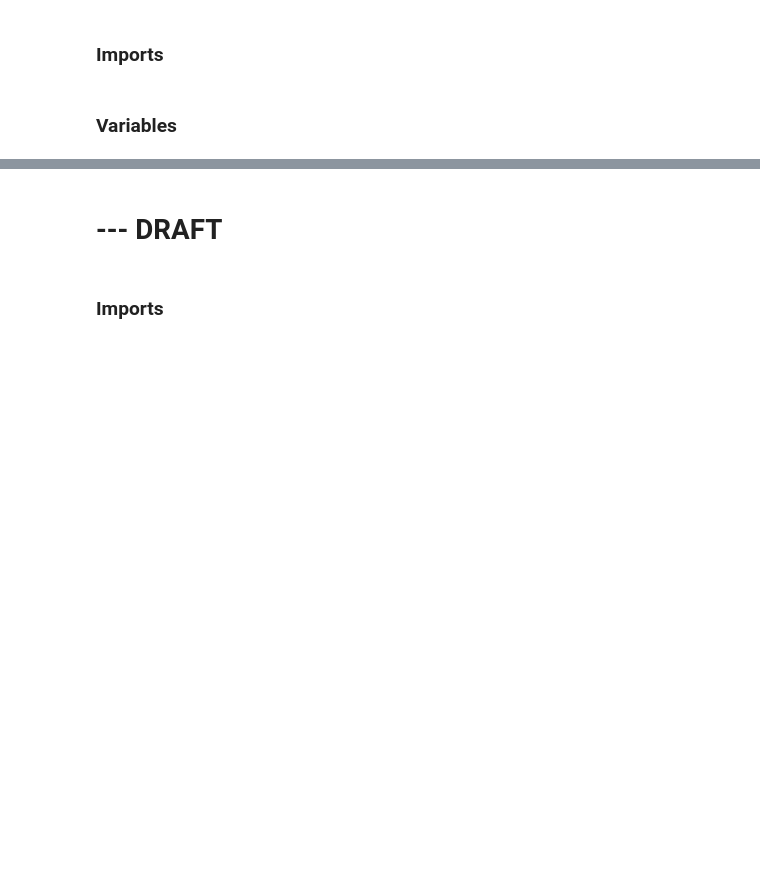
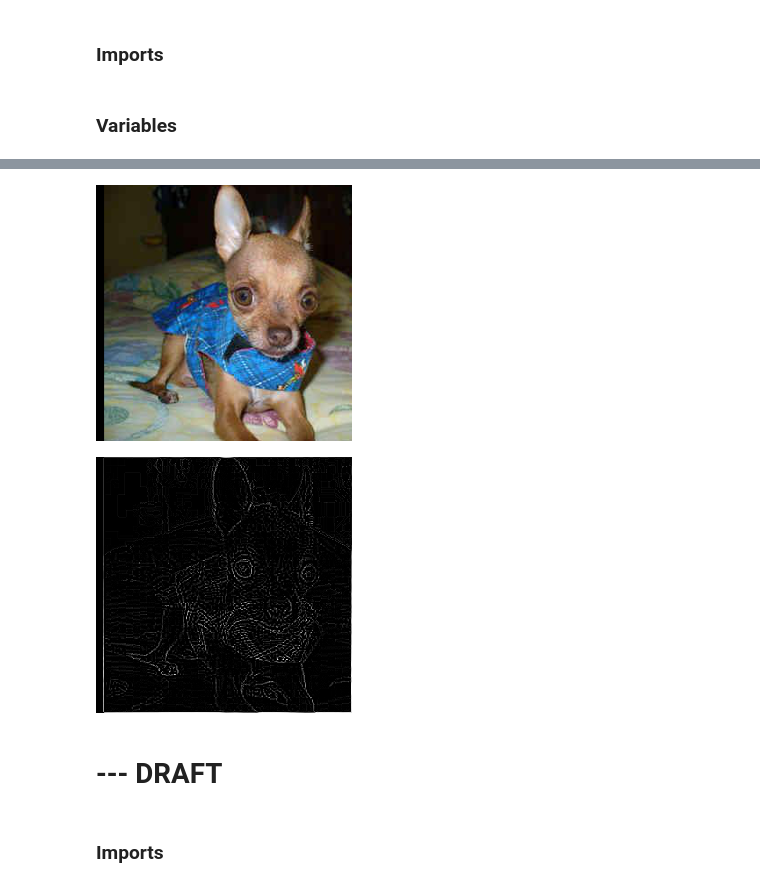
Before and after one commit to 0-tree/OCDataSciencePath, a Jupyter notebook: Project7/Work/dev_dataDownloadAndCleaning.ipynb, the cells around one changed output, grey strips where cells are left out. Cells and saved outputs as stored; diff of their text form; code cells hidden in the pictures; blank space fills up the shorter version.

```diff
--- a/Project7/Work/dev_dataDownloadAndCleaning.ipynb
+++ b/Project7/Work/dev_dataDownloadAndCleaning.ipynb
@@ -94,0 +93,34 @@ for i in np.random.choice(dh_train.n,N):
+# %%
+# OC lecture
+
+i = 0
+iw = ImageWorker(dh_train,i)
+iw.buildPatches(edge)
+im0 = iw.patches[0]
+
+im = im0.copy()
+im = im.convert('L')
+im = ImageOps.equalize(im)
+# im = im.filter(ImageFilter.GaussianBlur(4))
+# im = im.filter(ImageFilter.FIND_EDGES)
+# im = im.filter(ImageFilter.Kernel((3,3),(-1,0,1,
+#                                          -2,0,2,
+#                                          -1,0,1),1/8))
+# im = im.filter(ImageFilter.Kernel((3,3),(-1,-2,-1,
+#                                          0,0,0,
+#                                          1,2,1),1/8))
+im = im.filter(ImageFilter.Kernel((3,3),(0,1,0, # laplace
+                                         1,-4,1,
+                                         0,1,0),1))
+
+
+
+
+
+
+
+display(im0)
+display(im)
+# %% [output]
+[figure, added]
+[figure, added]
```
Also changed, not shown: parts of 5 cells of this notebook, 1 other file.
